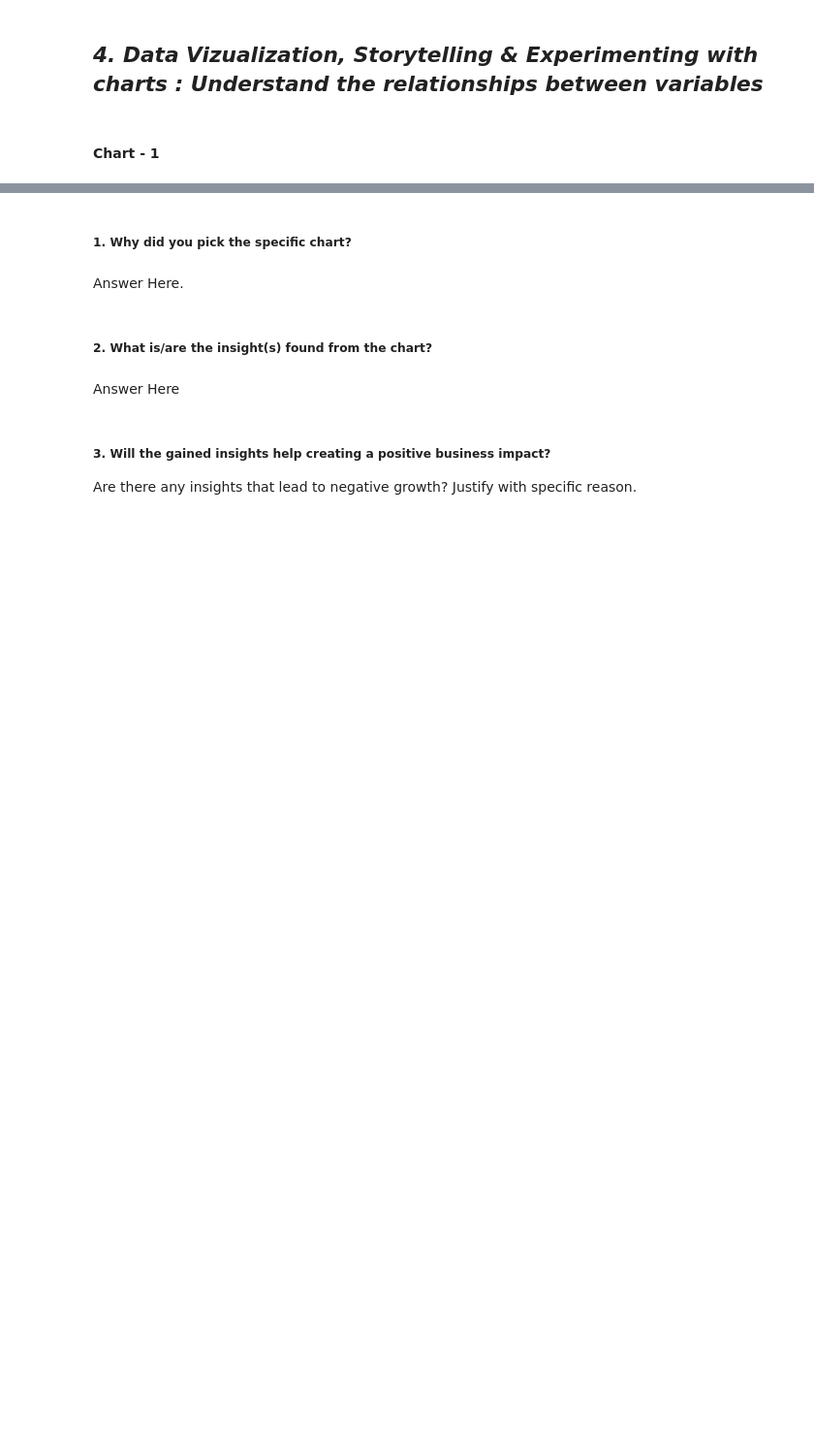
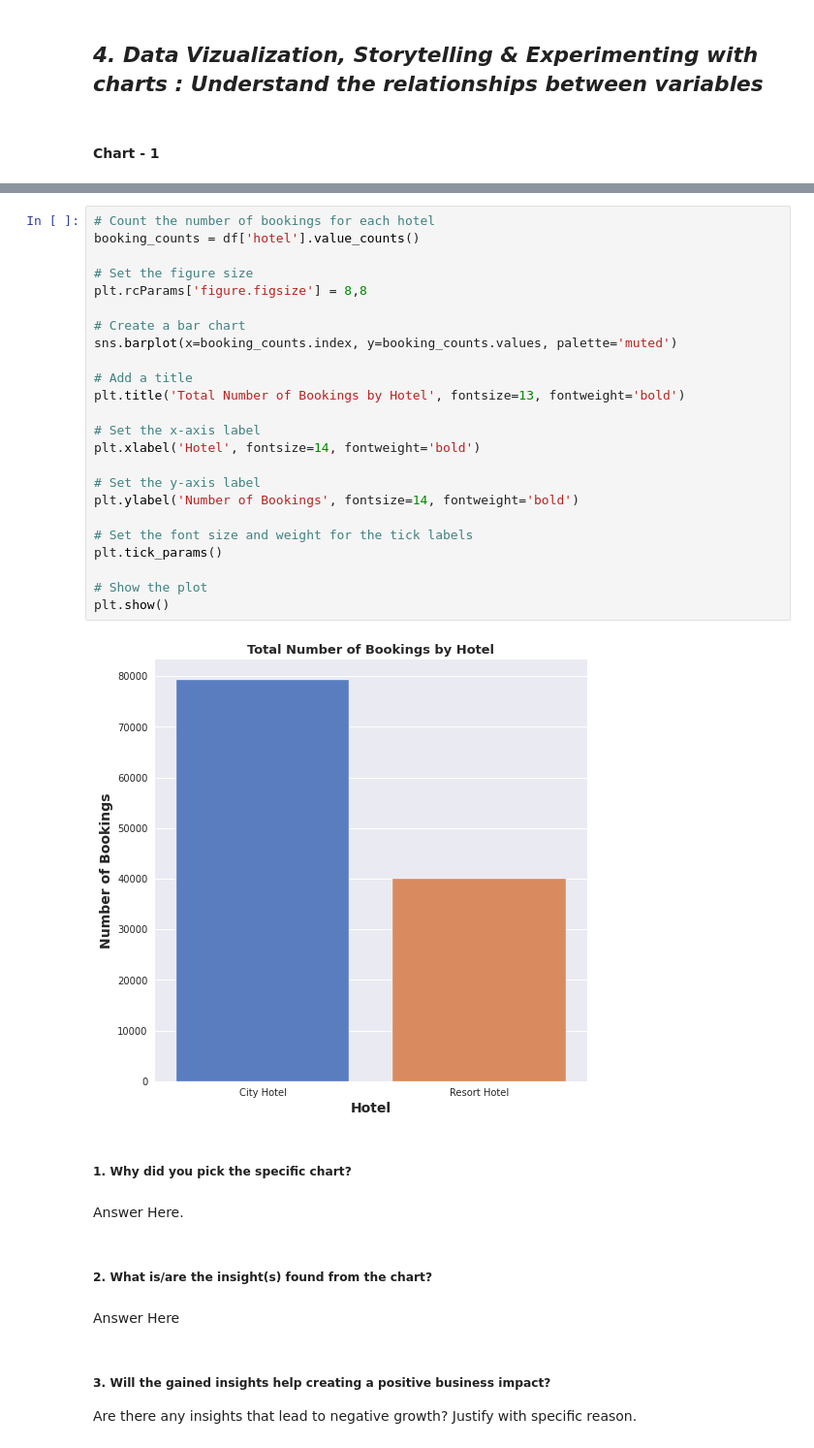
Before and after one commit to ansarshaikh95/EDA-Hotel-booking-analysis, a Jupyter notebook: EDA_Hotel_booking_Analysis.ipynb, the cells around one changed output, grey strips where cells are left out. Shown at 97% size. Cells and saved outputs as stored; diff of their text form; blank space fills up the shorter version.

```diff
--- a/EDA_Hotel_booking_Analysis.ipynb
+++ b/EDA_Hotel_booking_Analysis.ipynb
@@ -320,3 +494,29 @@ Answer Here.
+# %%
+# Count the number of bookings for each hotel
+booking_counts = df['hotel'].value_counts()
+
+# Set the figure size
+plt.rcParams['figure.figsize'] = 8,8
+
+# Create a bar chart
+sns.barplot(x=booking_counts.index, y=booking_counts.values, palette='muted')
+
+# Add a title
+plt.title('Total Number of Bookings by Hotel', fontsize=13, fontweight='bold')
+
+# Set the x-axis label
+plt.xlabel('Hotel', fontsize=14, fontweight='bold')
+
+# Set the y-axis label
+plt.ylabel('Number of Bookings', fontsize=14, fontweight='bold')
+
+# Set the font size and weight for the tick labels
+plt.tick_params()
+
+# Show the plot
+plt.show()
+# %% [output]
+[figure, added]
 # %% [markdown]
 ##### 1. Why did you pick the specific chart?
 # %% [markdown]
```
Also changed, not shown: parts of 24 cells of this notebook.
